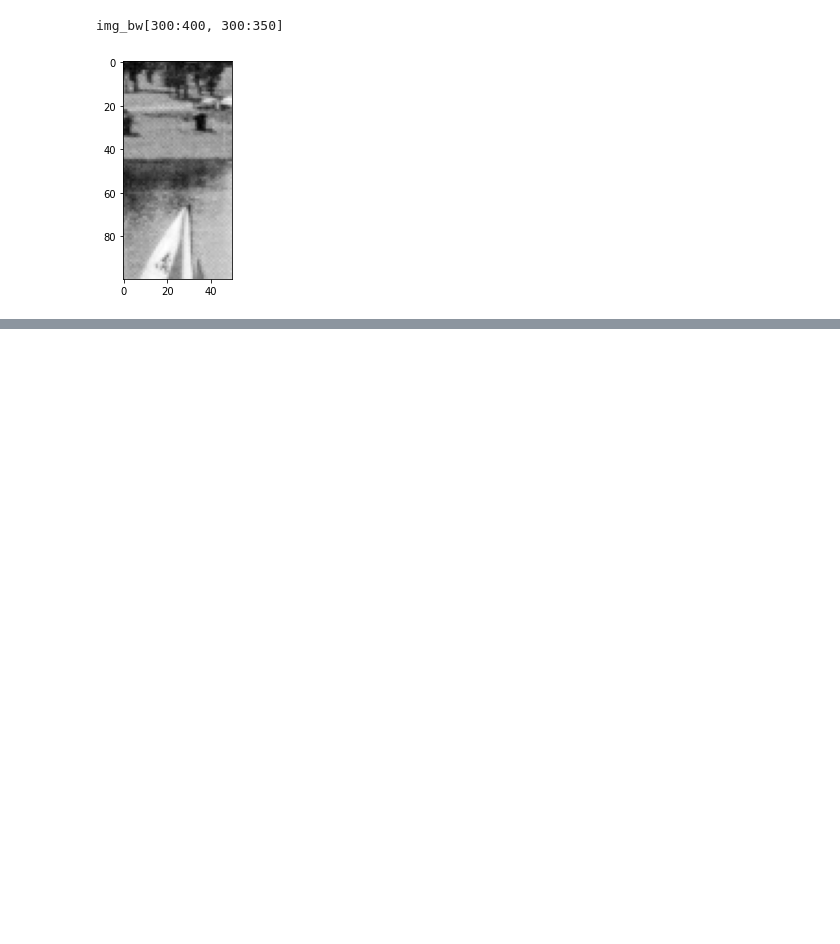
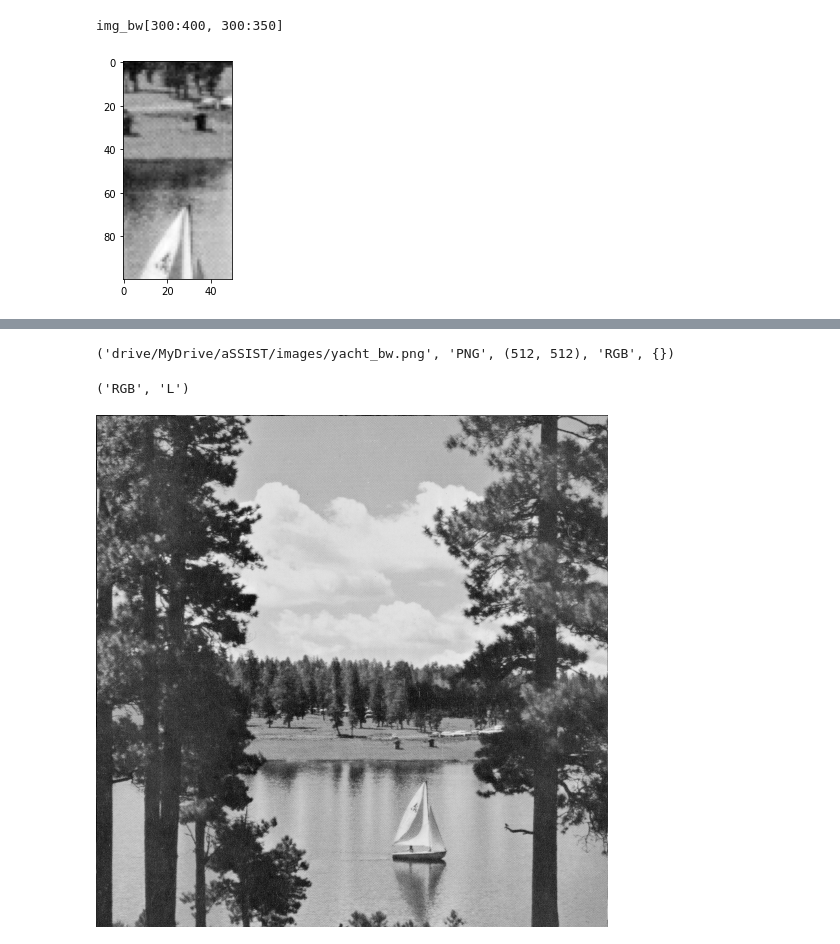
Before and after one commit to skimaza/colab_test, a Jupyter notebook: python_image_handling.ipynb, the cells around one changed output, grey strips where cells are left out. Cells and saved outputs as stored; diff of their text form; code cells hidden in the pictures; blank space fills up the shorter version.

```diff
--- a/python_image_handling.ipynb
+++ b/python_image_handling.ipynb
@@ -96,0 +157,14 @@ img_bw[300:400, 300:350]
+# %%
+img_pil.filename, img_pil.format, img_pil.size, img_pil.mode, img_pil
+# %% [output]
+('drive/MyDrive/aSSIST/images/yacht_bw.png', 'PNG', (512, 512), 'RGB', {})
+# %%
+img_pil_gray = img_pil.convert('L')
+# %%
+img_pil.mode, img_pil_gray.mode
+# %% [output]
+('RGB', 'L')
+# %%
+img_pil_gray
+# %% [output]
+[figure, added]
```
Also changed, not shown: parts of 11 cells of this notebook.
